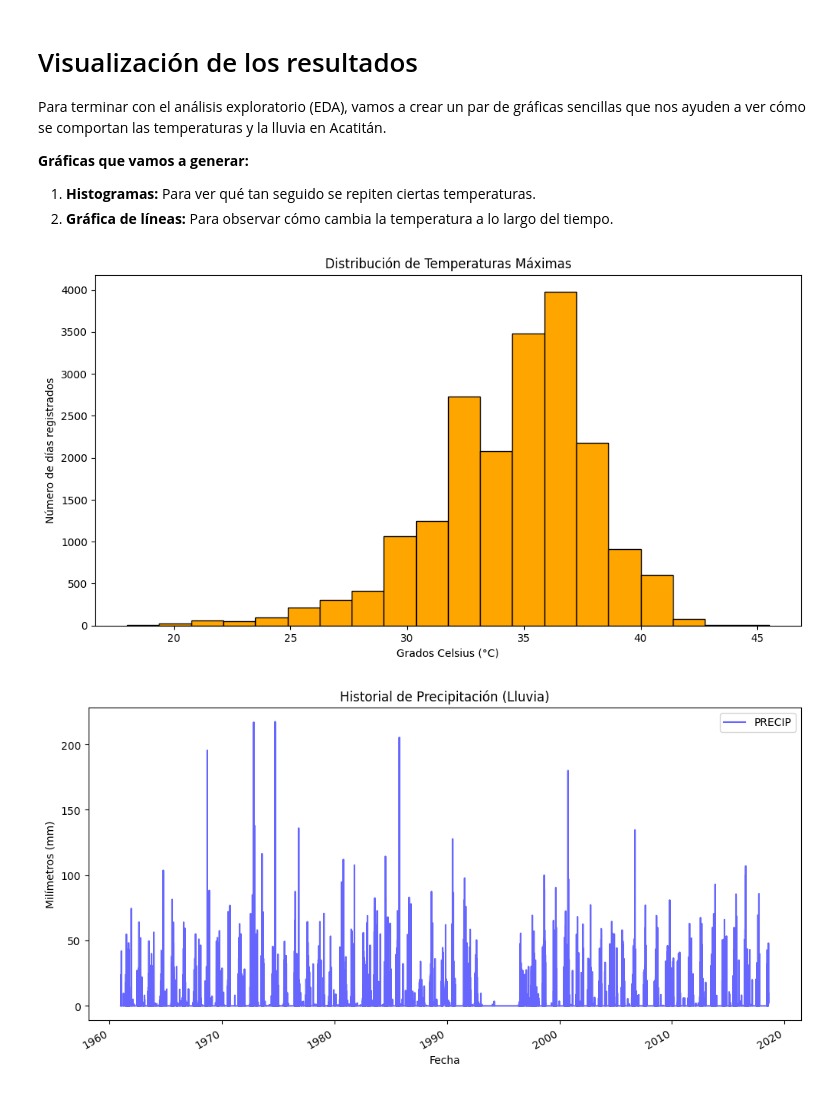
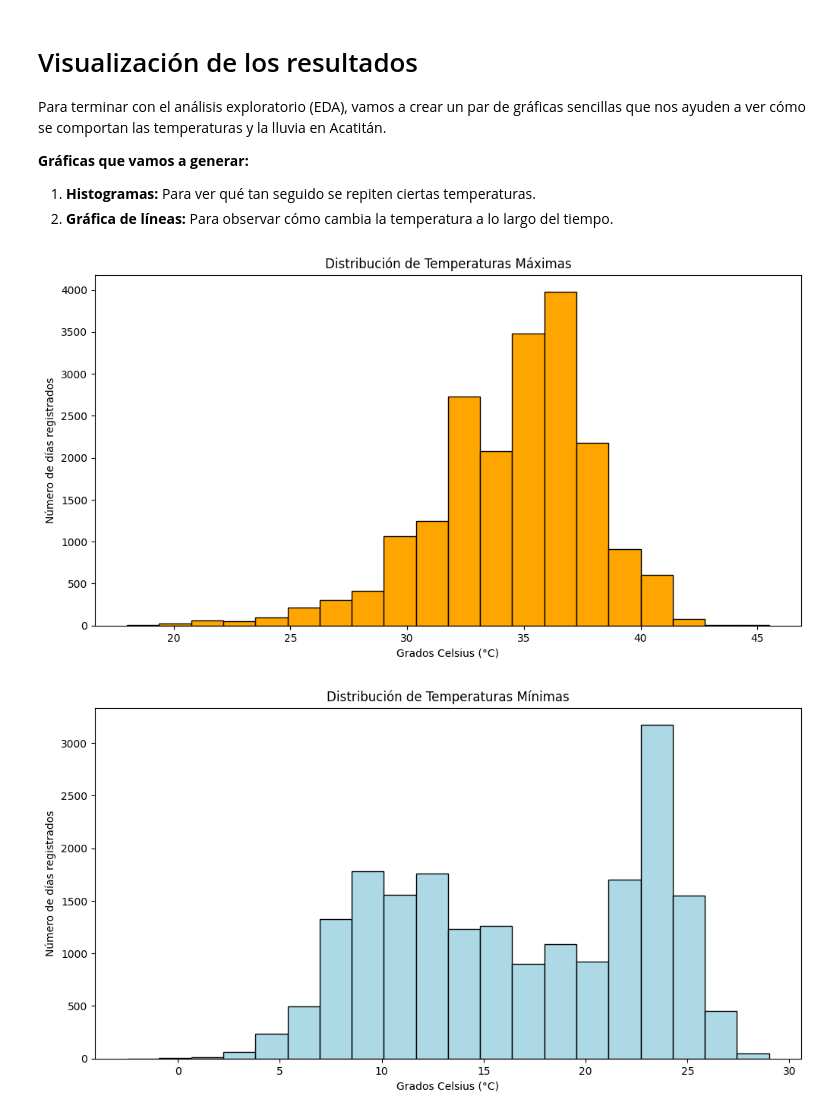
Before and after one commit to LuisArchuleta/CDD, a Jupyter notebook: Modulo_2/ProcesamientoDeArchivoTXT/ExploracionDeDatos.ipynb, the cells around one changed output. Cells and saved outputs as stored; diff of their text form; code cells hidden in the pictures.

Commit message:
Se agregaron gráficas en base a los resultados

```diff
--- a/Modulo_2/ProcesamientoDeArchivoTXT/ExploracionDeDatos.ipynb
+++ b/Modulo_2/ProcesamientoDeArchivoTXT/ExploracionDeDatos.ipynb
@@ -351,30 +351,38 @@ Para terminar con el análisis exploratorio (EDA), vamos a crear un par de gráf
 # %%
 import matplotlib.pyplot as plt
 
 def graficar_datos(df_temp):
     """
     Crea gráficas básicas para entender mejor visualmente los resultados de los datos del clima.
     """
     # Histograma de Temperaturas Máximas
-    # Esta gráfica nos dice en qué rango de grados se mantiene la temperatura en la estación
+    # Esta gráfica nos dice en qué rango de grados máximos se mantiene la temperatura en la estación
     # bins nos sirve para decidir cuántas barras queremos ver
     # edgecolor nos ayuda a resaltar el contorno de cada barra del histograma para una mejor visualización
     df_temp['TMAX'].plot(kind='hist', bins= 20,color='orange', edgecolor='black')
     plt.title('Distribución de Temperaturas Máximas')
+    plt.xlabel('Grados Celsius (°C)')
+    plt.ylabel('Número de días registrados')
+    plt.show()
+
+    # Histograma de Temperaturas Mínimas
+    # Esta gráfica nos dice en qué rango de grados mínimos se mantiene la temperatura en la estación
+    df_temp['TMIN'].plot(kind='hist', bins=20, color='lightblue', edgecolor='black')
+    plt.title('Distribución de Temperaturas Mínimas')
     plt.xlabel('Grados Celsius (°C)')
     plt.ylabel('Número de días registrados')
     plt.show()
 
     # Gráfica de Lluvia (Precipitación)
     # Usamos una gráfica de líneas para ver la probabilidad de lluvia en base a la fecha
     df_temp.plot(x='FECHA', y='PRECIP', color='blue', alpha=0.6) # El parametro alpha sirve para dar transparencia a la gráfica
     plt.title('Historial de Precipitación (Lluvia)')
     plt.xlabel('Fecha')
     plt.ylabel('Milímetros (mm)')
     plt.show()
 
 # Ejecutamos las gráficas
 graficar_datos(df)
 # %% [output]
 [figure]
-[figure, old version]
+[figure, new version]
```
Also changed, not shown: parts of 1 cell of this notebook.
